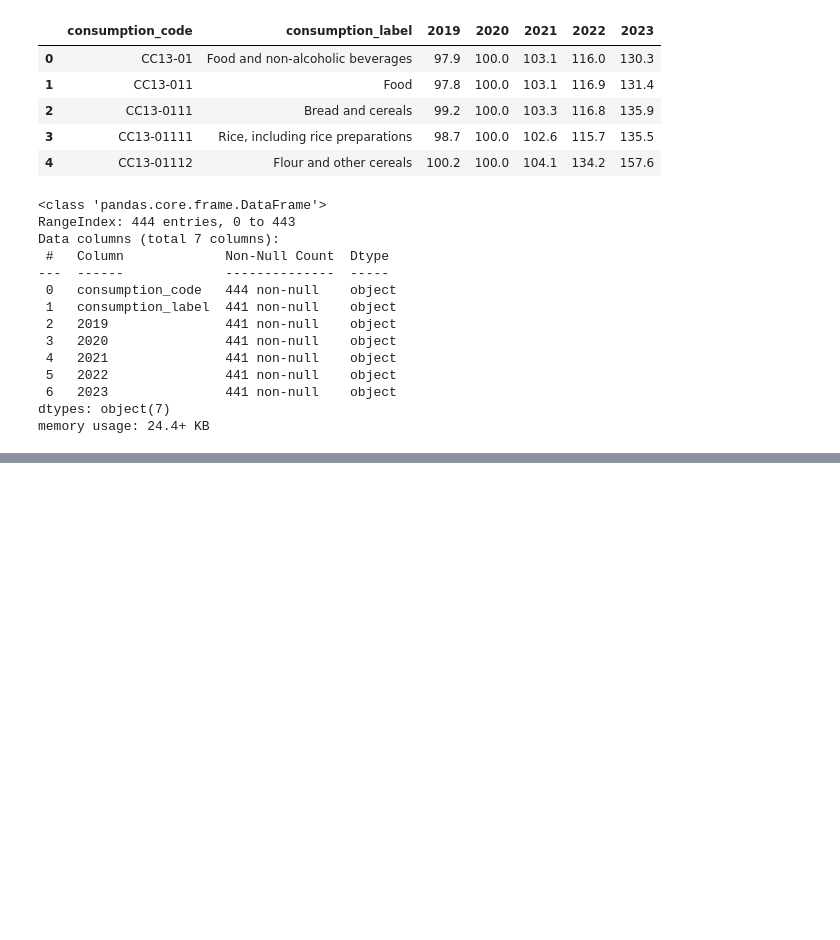
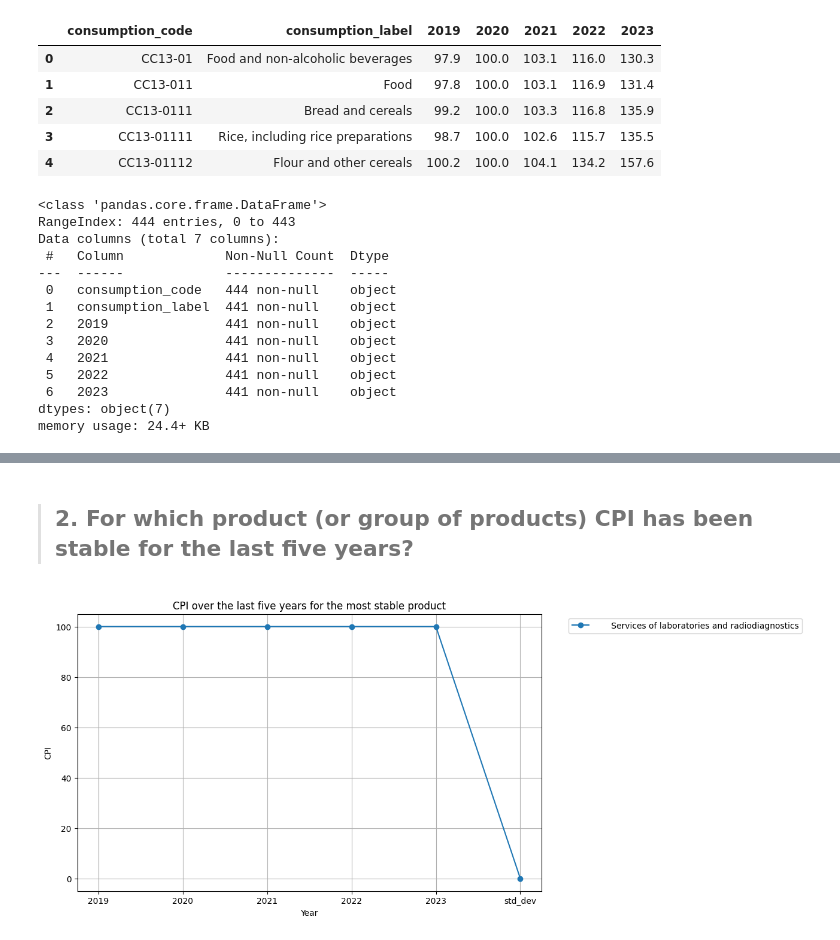
Before and after one commit to n1az/CPI-Analysis, a Jupyter notebook: src/EDA.ipynb, the cells around one changed output, grey strips where cells are left out. Drawn from its saved outputs; the diff is of its cells as text; code cells hidden in the pictures; blank space fills up the shorter version.

```diff
--- a/src/EDA.ipynb
+++ b/src/EDA.ipynb
@@ -70,0 +93,29 @@ KeyError: 'consumption_label'
+# %% [markdown]
+>## 2. For which product (or group of products) CPI has been stable for the last five years?
+# %%
+# Convert columns to numeric
+for col in ['2019', '2020', '2021', '2022', '2023']:
+    df[col] = pd.to_numeric(df[col])
+# Calculate the standard deviation of the CPI for each product over the years
+df['std_dev'] = df[['2019', '2020', '2021', '2022', '2023']].std(axis=1)
+
+# Sort by standard deviation and take the product with the lowest standard deviation
+df_sorted = df.sort_values(by='std_dev', ascending=True).head(1)
+
+# Melt the DataFrame to make it suitable for plotting
+df_melted = df_sorted.melt(id_vars=['consumption_code', 'consumption_label'], var_name='Year', value_name='CPI')
+
+# Plotting
+plt.figure(figsize=(10, 6))
+for label in df_melted['consumption_label'].unique():
+    data = df_melted[df_melted['consumption_label'] == label]
+    plt.plot(data['Year'], data['CPI'], marker='o', label=label)
+
+plt.xlabel('Year')
+plt.ylabel('CPI')
+plt.title('CPI over the last five years for the most stable product')
+plt.legend(bbox_to_anchor=(1.05, 1), loc='upper left')
+plt.grid(True)
+plt.show()
+# %% [output]
+[figure, added]
```
Also changed, not shown: parts of 12 cells of this notebook.
